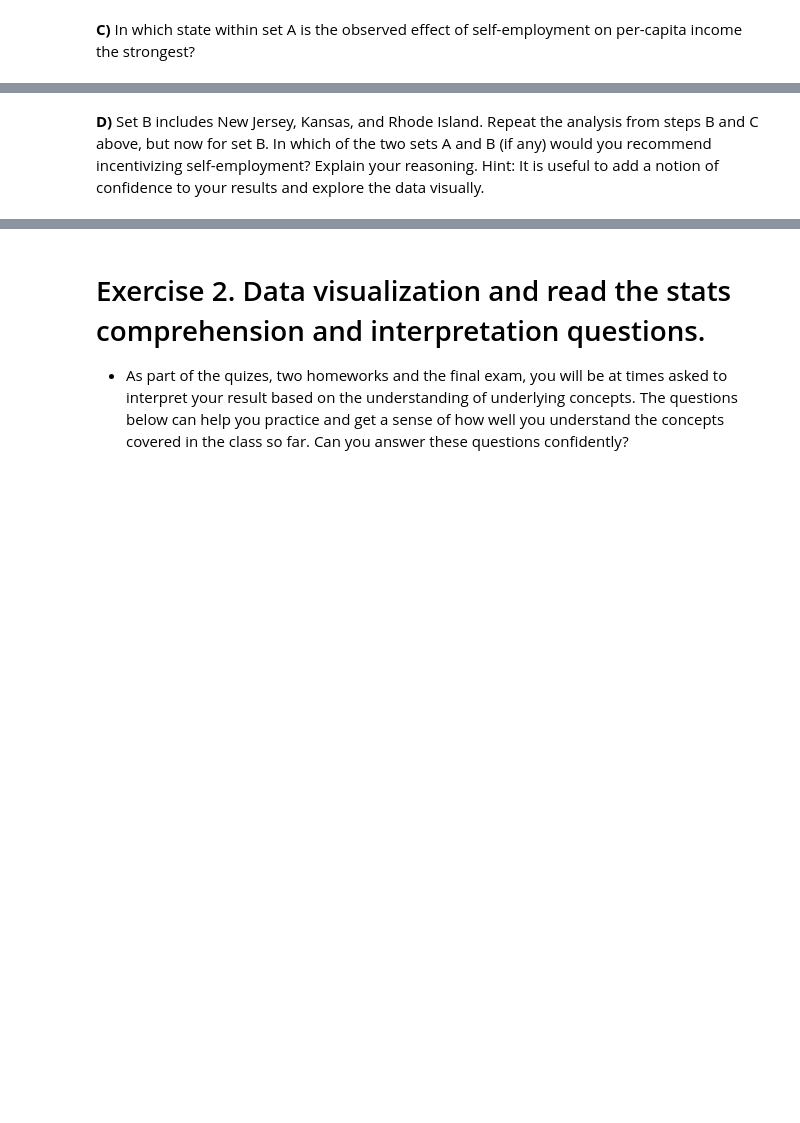
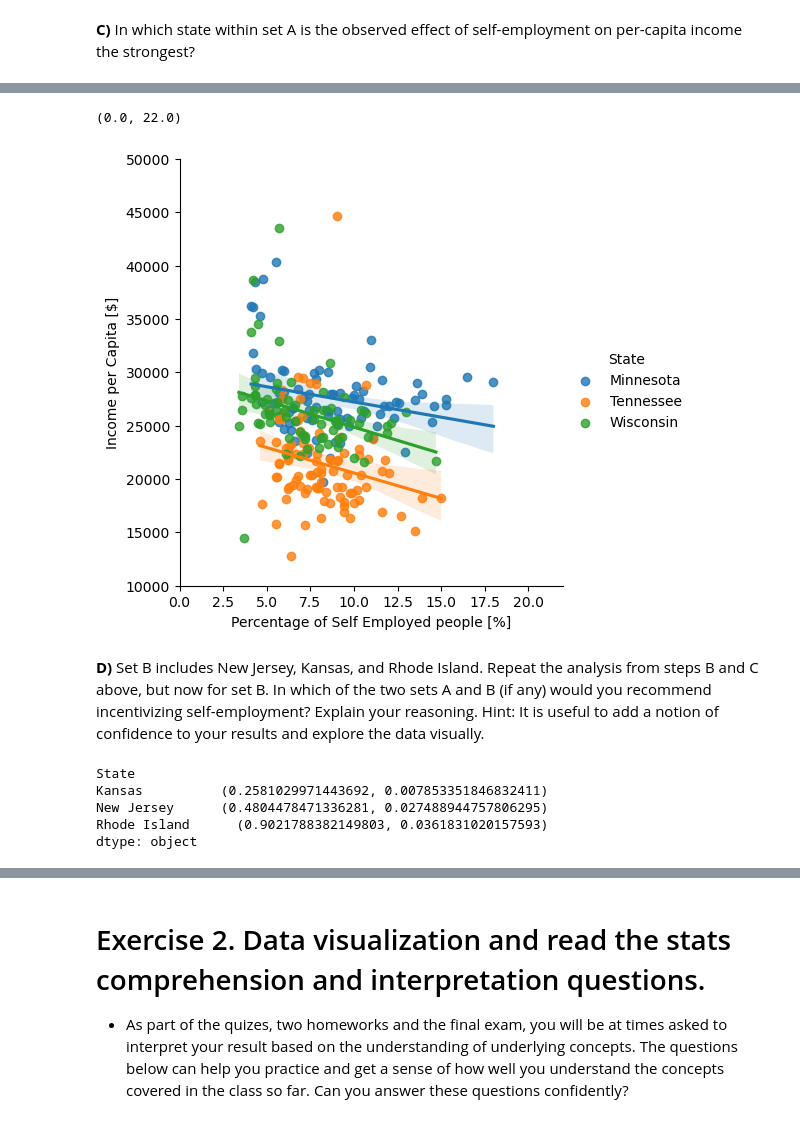
Before and after one commit to eirikur7/2024, a Jupyter notebook: Exercises/03 - Describing data/Describing_data_exercise.ipynb, the cells around one changed output, grey strips where cells are left out. Drawn from its saved outputs; the diff is of its cells as text; code cells hidden in the pictures; blank space fills up the shorter version.

```diff
--- a/Exercises/03 - Describing data/Describing_data_exercise.ipynb
+++ b/Exercises/03 - Describing data/Describing_data_exercise.ipynb
@@ -185,2 +224,11 @@ Since it is unethical and impossible in this setting to run a controlled experim
+# %%
+sns.lmplot(x='SelfEmployed',y='IncomePerCap', data=set_a, hue='State')
+plt.xlabel("Percentage of Self Employed people [%]")
+plt.ylabel("Income per Capita [$]")
+plt.ylim([10000,50000])
+plt.xlim([0,22])
+# %% [output]
+(0.0, 22.0)
+[figure, added]
 # %% [markdown]
 **D)** Set B includes New Jersey, Kansas, and Rhode Island. Repeat the analysis from steps B and C above, but now for set B. In which of the two sets A and B (if any) would you recommend incentivizing self-employment? Explain your reasoning. Hint: It is useful to add a notion of confidence to your results and explore the data visually.
@@ -188,0 +237,8 @@ Since it is unethical and impossible in this setting to run a controlled experim
+# %%
+set_b.groupby('State').apply(lambda x: stats.pearsonr(x['IncomePerCap'], x['SelfEmployed']))
+# %% [output]
+State
+Kansas          (0.2581029971443692, 0.007853351846832411)
+New Jersey      (0.4804478471336281, 0.027488944757806295)
+Rhode Island      (0.9021788382149803, 0.0361831020157593)
+dtype: object
```
Also changed, not shown: parts of 28 cells of this notebook, 3 other files.
